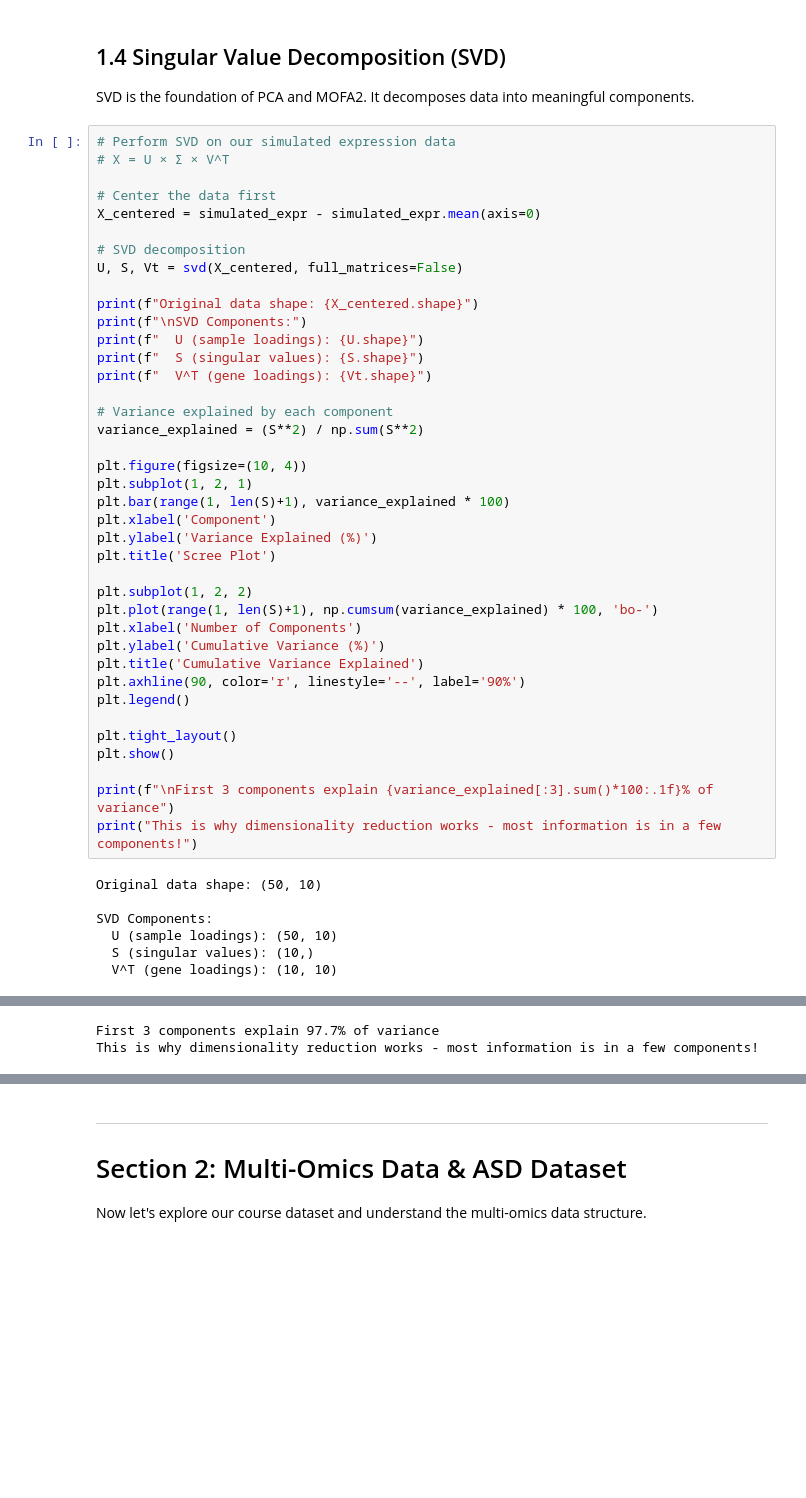
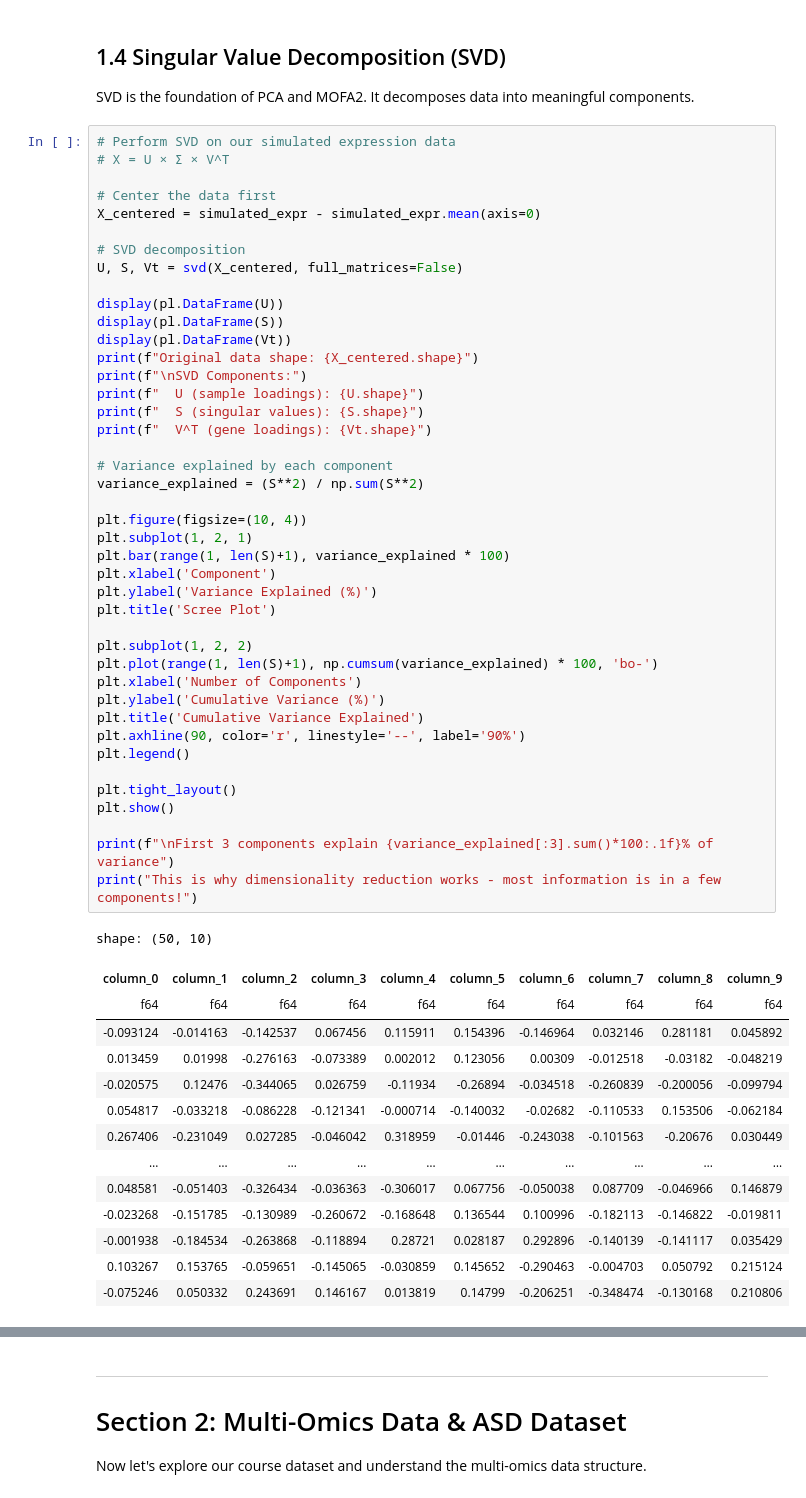
Before and after one commit to vladimirkovacevic/multiomics, a Jupyter notebook: notebooks/1_intro.ipynb, the cells around one changed output, grey strips where cells are left out. Saved outputs shown, nothing was run; the diff lists cells and outputs as text; blank space fills up the shorter version.

```diff
--- a/notebooks/1_intro.ipynb
+++ b/notebooks/1_intro.ipynb
@@ -239,39 +239,50 @@ X_centered = simulated_expr - simulated_expr.mean(axis=0)
 # SVD decomposition
 U, S, Vt = svd(X_centered, full_matrices=False)
 
+display(pl.DataFrame(U))
+display(pl.DataFrame(S))
+display(pl.DataFrame(Vt))
 print(f"Original data shape: {X_centered.shape}")
 print(f"\nSVD Components:")
 print(f"  U (sample loadings): {U.shape}")
 print(f"  S (singular values): {S.shape}")
 print(f"  V^T (gene loadings): {Vt.shape}")
 
 # Variance explained by each component
 variance_explained = (S**2) / np.sum(S**2)
 
 plt.figure(figsize=(10, 4))
 plt.subplot(1, 2, 1)
 plt.bar(range(1, len(S)+1), variance_explained * 100)
 plt.xlabel('Component')
 plt.ylabel('Variance Explained (%)')
 plt.title('Scree Plot')
 
 plt.subplot(1, 2, 2)
 plt.plot(range(1, len(S)+1), np.cumsum(variance_explained) * 100, 'bo-')
 plt.xlabel('Number of Components')
 plt.ylabel('Cumulative Variance (%)')
 plt.title('Cumulative Variance Explained')
 plt.axhline(90, color='r', linestyle='--', label='90%')
 plt.legend()
 
 plt.tight_layout()
 plt.show()
 
 print(f"\nFirst 3 components explain {variance_explained[:3].sum()*100:.1f}% of variance")
 print("This is why dimensionality reduction works - most information is in a few components!")
 # %% [output]
-Original data shape: (50, 10)
-
-SVD Components:
-  U (sample loadings): (50, 10)
-  S (singular values): (10,)
-  V^T (gene loadings): (10, 10)
+shape: (50, 10)
+| column_0 | column_1 | column_2 | column_3 | column_4 | column_5 | column_6 | column_7 | column_8 | column_9 |
+| f64 | f64 | f64 | f64 | f64 | f64 | f64 | f64 | f64 | f64 |
+| -0.093124 | -0.014163 | -0.142537 | 0.067456 | 0.115911 | 0.154396 | -0.146964 | 0.032146 | 0.281181 | 0.045892 |
+| 0.013459 | 0.01998 | -0.276163 | -0.073389 | 0.002012 | 0.123056 | 0.00309 | -0.012518 | -0.03182 | -0.048219 |
+| -0.020575 | 0.12476 | -0.344065 | 0.026759 | -0.11934 | -0.26894 | -0.034518 | -0.260839 | -0.200056 | -0.099794 |
+| 0.054817 | -0.033218 | -0.086228 | -0.121341 | -0.000714 | -0.140032 | -0.02682 | -0.110533 | 0.153506 | -0.062184 |
+| 0.267406 | -0.231049 | 0.027285 | -0.046042 | 0.318959 | -0.01446 | -0.243038 | -0.101563 | -0.20676 | 0.030449 |
+| … | … | … | … | … | … | … | … | … | … |
+| 0.048581 | -0.051403 | -0.326434 | -0.036363 | -0.306017 | 0.067756 | -0.050038 | 0.087709 | -0.046966 | 0.146879 |
+| -0.023268 | -0.151785 | -0.130989 | -0.260672 | -0.168648 | 0.136544 | 0.100996 | -0.182113 | -0.146822 | -0.019811 |
+| -0.001938 | -0.184534 | -0.263868 | -0.118894 | 0.28721 | 0.028187 | 0.292896 | -0.140139 | -0.141117 | 0.035429 |
+| 0.103267 | 0.153765 | -0.059651 | -0.145065 | -0.030859 | 0.145652 | -0.290463 | -0.004703 | 0.050792 | 0.215124 |
+| -0.075246 | 0.050332 | 0.243691 | 0.146167 | 0.013819 | 0.14799 | -0.206251 | -0.348474 | -0.130168 | 0.210806 |
@@ -278,3 +321 @@ SVD Components:
 [figure]
-First 3 components explain 97.7% of variance
-This is why dimensionality reduction works - most information is in a few components!
```
Also changed, not shown: parts of 18 cells of this notebook.
